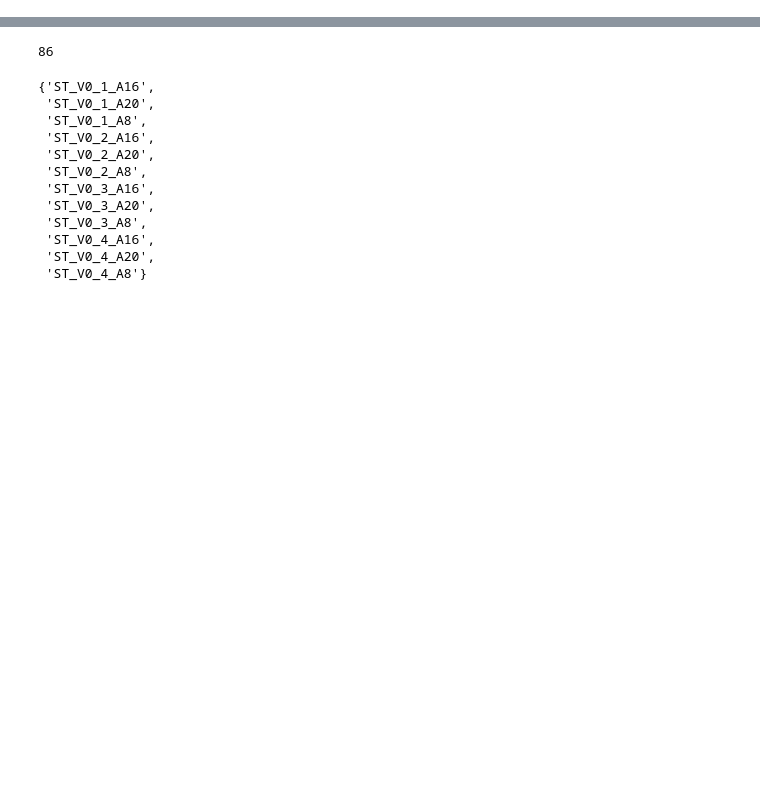
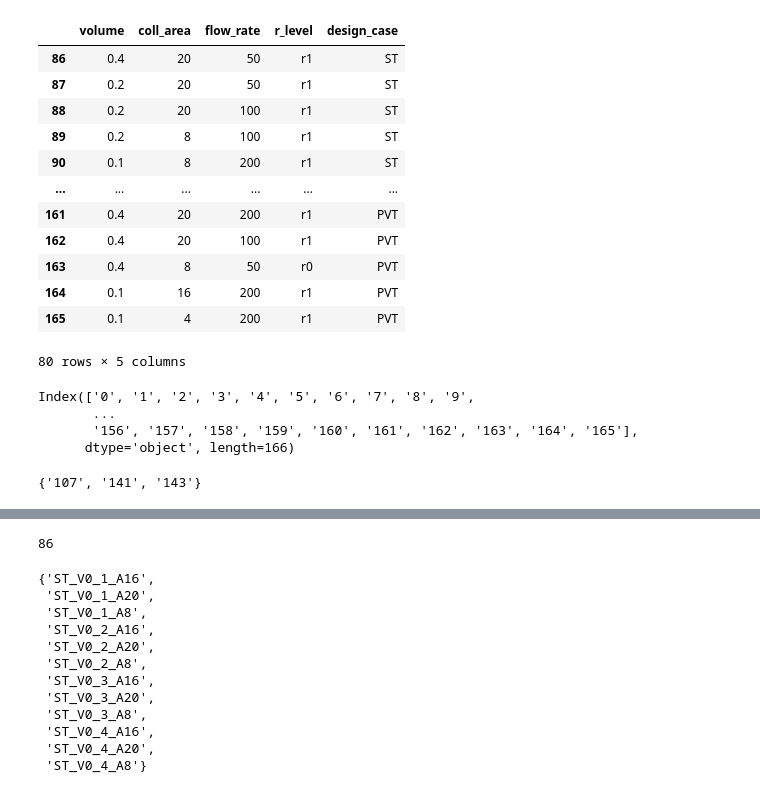
Before and after one commit to a-karanth/parametric_run, a Jupyter notebook: src/missed_sims.ipynb, the cells around one changed output, grey strips where cells are left out. Saved outputs shown, nothing was run; the diff lists cells and outputs as text; code cells hidden in the pictures; blank space fills up the shorter version.

```diff
--- a/src/missed_sims.ipynb
+++ b/src/missed_sims.ipynb
@@ -100,0 +71,42 @@ df.index = np.arange(len(df))
+# %%
+df1 = pd.read_csv('morris_st_sample2.csv')
+df2 = pd.read_csv('morris_pvt_sample2.csv')
+df3 = pd.read_csv('morris_st_sample.csv')
+df4 = pd.read_csv('morris_pvt_sample.csv')
+dfnew = pd.concat([df1,df2,df3,df4])
+
+dfnew.index = np.arange(len(dfnew))
+dfnew = dfnew.drop_duplicates()
+dfnew.index = np.arange(len(dfnew))
+current_list = pd.merge(dfnew, previous, how='outer', indicator=True)
+current_list = current_list[current_list['_merge'] == 'left_only']
+current_list.drop(columns=['_merge'], inplace=True)
+current_list.index = np.arange(86, 86+len(current_list))
+current_list
+# %% [output]
+|  | volume | coll_area | flow_rate | r_level | design_case |
+| 86 | 0.4 | 20 | 50 | r1 | ST |
+| 87 | 0.2 | 20 | 50 | r1 | ST |
+| 88 | 0.2 | 20 | 100 | r1 | ST |
+| 89 | 0.2 | 8 | 100 | r1 | ST |
+| 90 | 0.1 | 8 | 200 | r1 | ST |
+| ... | ... | ... | ... | ... | ... |
+| 161 | 0.4 | 20 | 200 | r1 | PVT |
+| 162 | 0.4 | 20 | 100 | r1 | PVT |
+| 163 | 0.4 | 8 | 50 | r0 | PVT |
+| 164 | 0.1 | 16 | 200 | r1 | PVT |
+| 165 | 0.1 | 4 | 200 | r1 | PVT |
+80 rows × 5 columns
+# %%
+total_labels = pd.concat([previous,current_list], ignore_index=False).index
+total_labels=total_labels.astype(str)
+total_labels
+# %% [output]
+Index(['0', '1', '2', '3', '4', '5', '6', '7', '8', '9',
+       ...
+       '156', '157', '158', '159', '160', '161', '162', '163', '164', '165'],
+      dtype='object', length=166)
+# %%
+set(total_labels)-set(avl_labels)
+# %% [output]
+{'107', '141', '143'}
```
Also changed, not shown: parts of 21 cells of this notebook.
